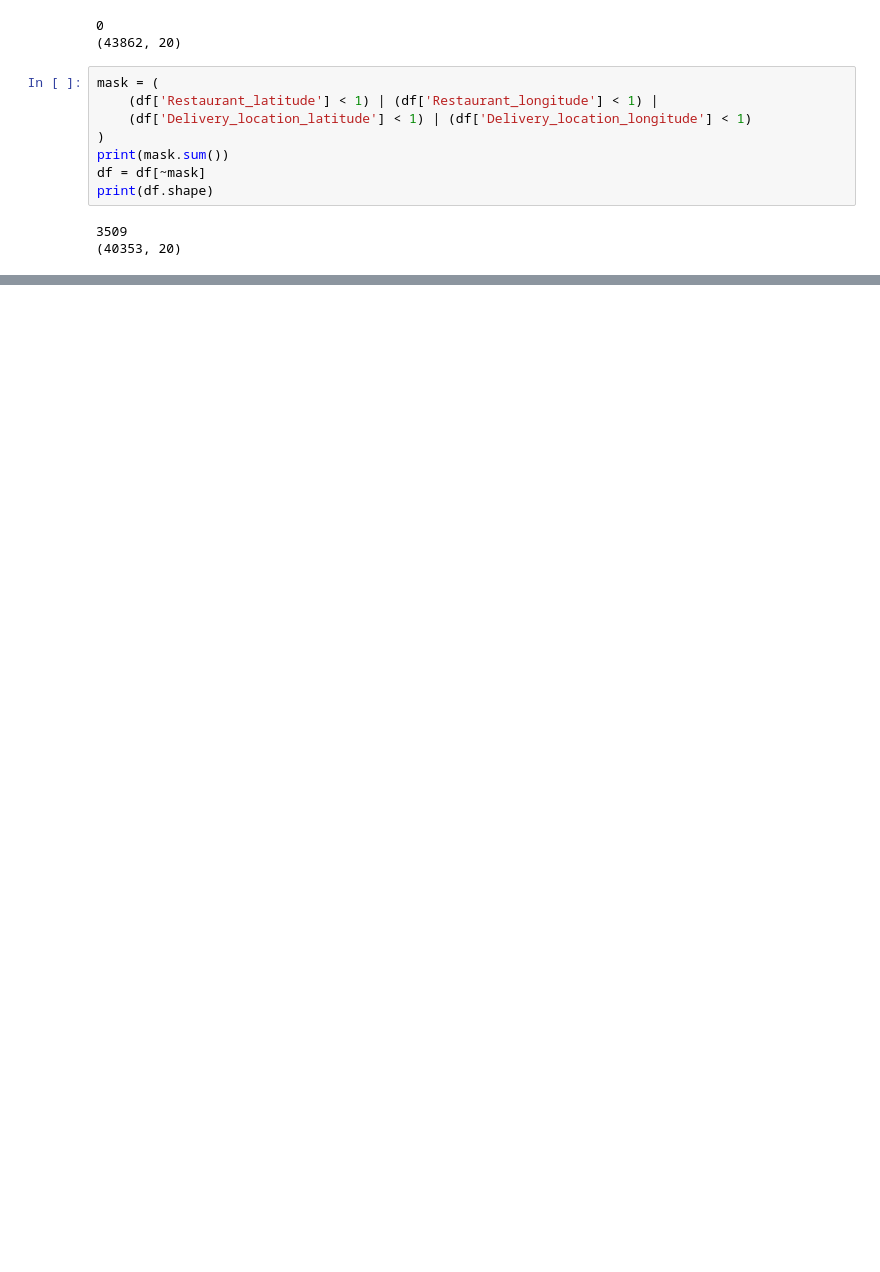
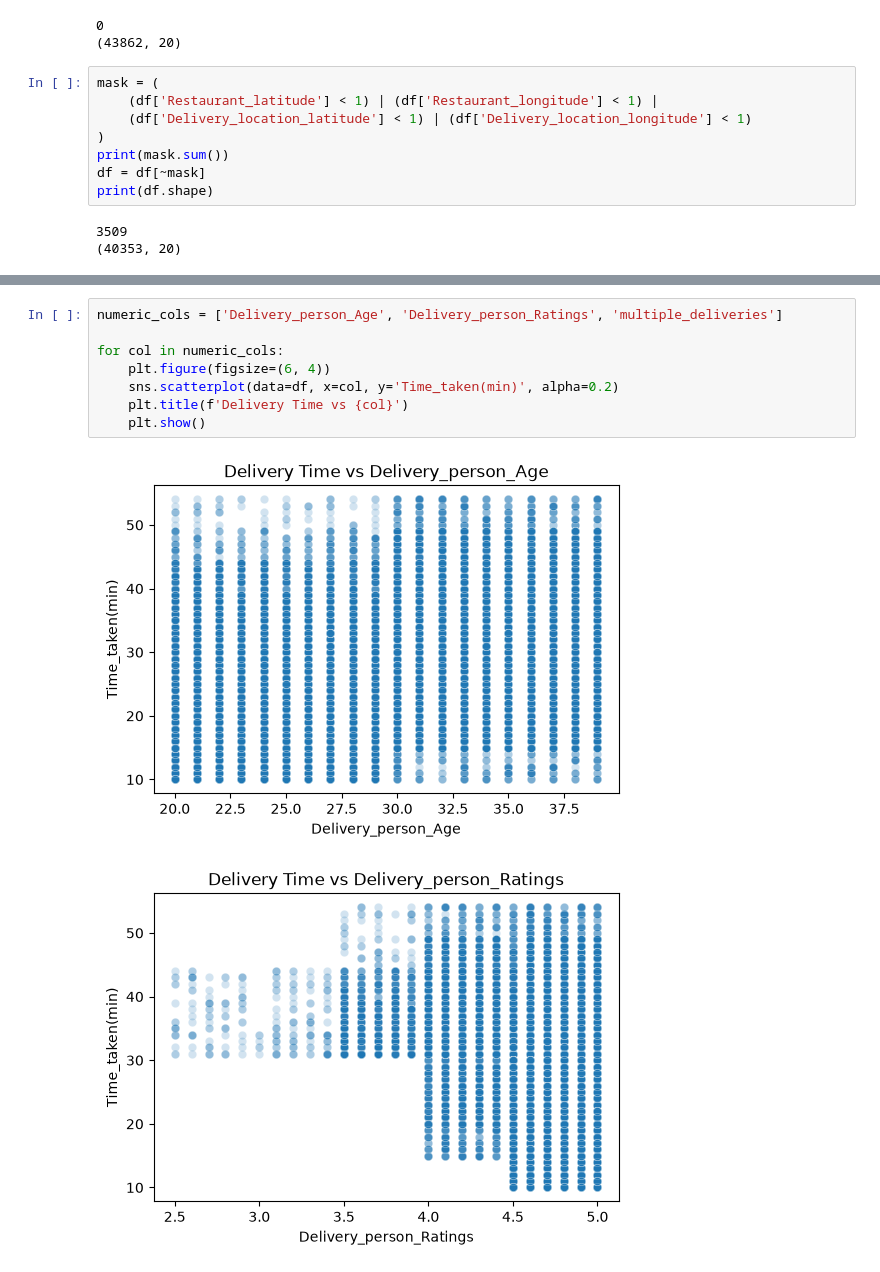
Before and after one commit to amineElgaini/delivery-time-prediciton, a Jupyter notebook: notebooks/01_exploration.ipynb, the cells around one changed output, grey strips where cells are left out. Saved outputs shown, nothing was run; the diff lists cells and outputs as text; blank space fills up the shorter version.

```diff
--- a/notebooks/01_exploration.ipynb
+++ b/notebooks/01_exploration.ipynb
@@ -160,0 +239,11 @@ print(df.shape)
+# %%
+numeric_cols = ['Delivery_person_Age', 'Delivery_person_Ratings', 'multiple_deliveries']
+
+for col in numeric_cols:
+    plt.figure(figsize=(6, 4))
+    sns.scatterplot(data=df, x=col, y='Time_taken(min)', alpha=0.2)
+    plt.title(f'Delivery Time vs {col}')
+    plt.show()
+# %% [output]
+[figure, added]
+[figure, added]
```
Also changed, not shown: parts of 10 cells of this notebook, 1 other file.
